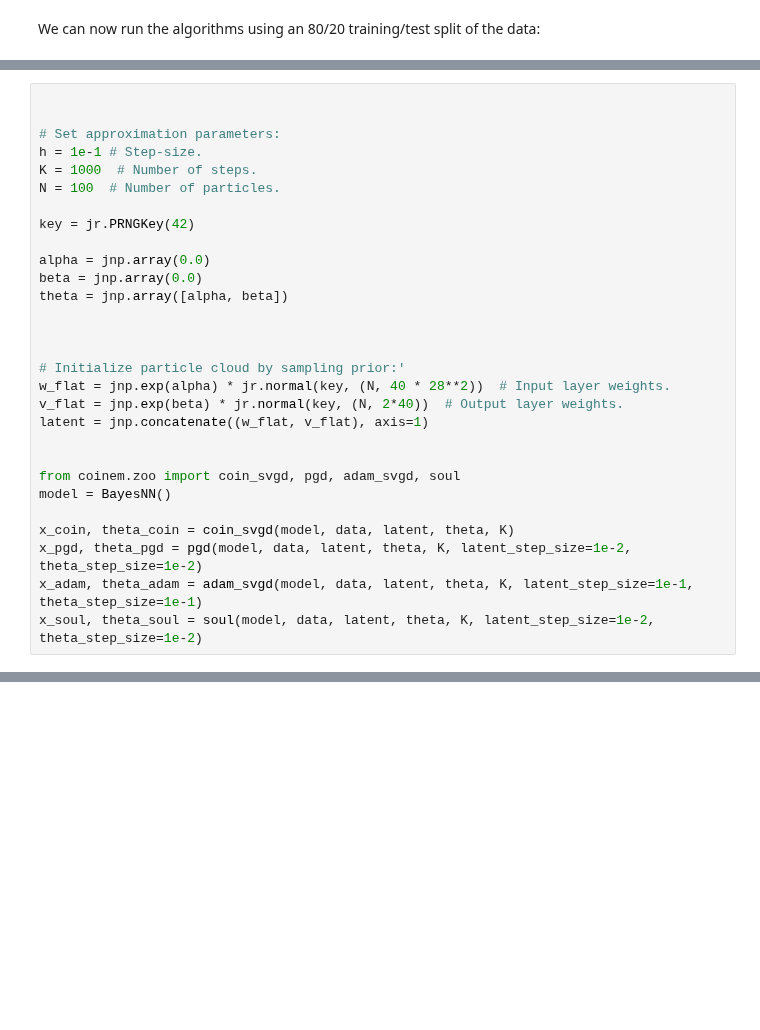
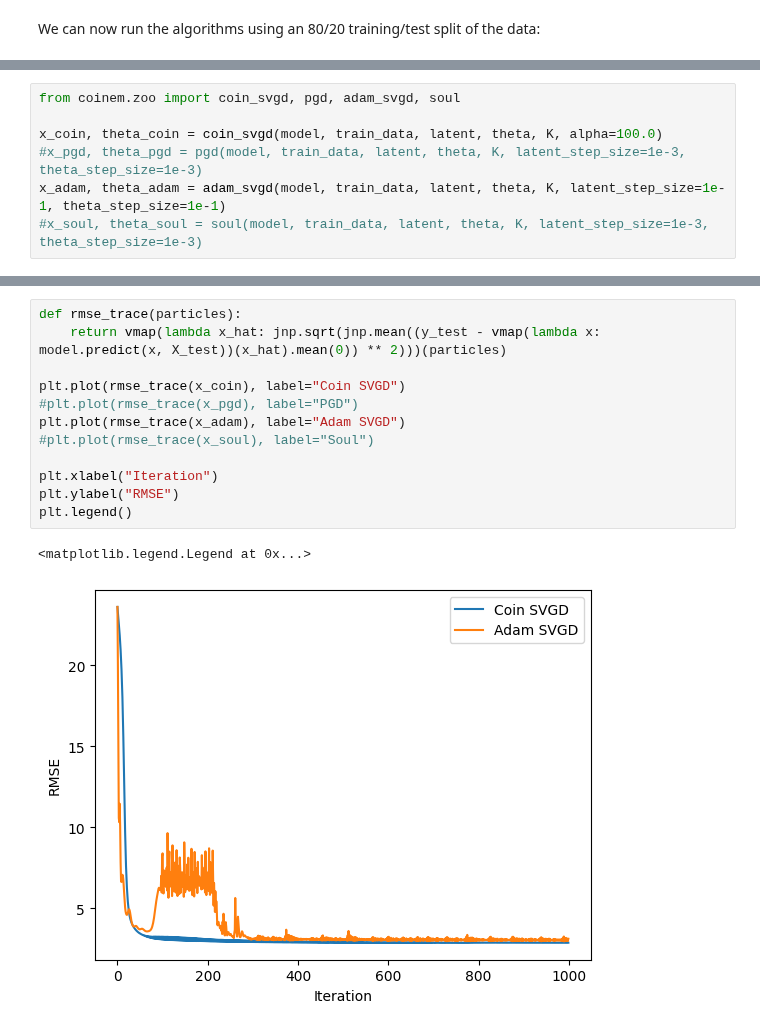
Before and after one commit to chris-nemeth/CoinEM, a Jupyter notebook: new_experiments/bayesian_neural_network_boston.ipynb, the cells around one changed output, grey strips where cells are left out. Drawn from its saved outputs; the diff is of its cells as text; blank space fills up the shorter version.

```diff
--- a/new_experiments/bayesian_neural_network_boston.ipynb
+++ b/new_experiments/bayesian_neural_network_boston.ipynb
@@ -183,29 +147,7 @@ We can now run the algorithms using an 80/20 training/test split of the data:
 # %%
+from coinem.zoo import coin_svgd, pgd, adam_svgd, soul
 
-
-# Set approximation parameters:
-h = 1e-1 # Step-size.
-K = 1000  # Number of steps.
-N = 100  # Number of particles.
-
-key = jr.PRNGKey(42)
-
-alpha = jnp.array(0.0)
-beta = jnp.array(0.0)
-theta = jnp.array([alpha, beta])
-
-
-
-# Initialize particle cloud by sampling prior:'
-w_flat = jnp.exp(alpha) * jr.normal(key, (N, 40 * 28**2))  # Input layer weights.
-v_flat = jnp.exp(beta) * jr.normal(key, (N, 2*40))  # Output layer weights.
-latent = jnp.concatenate((w_flat, v_flat), axis=1)
-
-
-from coinem.zoo import coin_svgd, pgd, adam_svgd, soul
-model = BayesNN()
-
-x_coin, theta_coin = coin_svgd(model, data, latent, theta, K)
-x_pgd, theta_pgd = pgd(model, data, latent, theta, K, latent_step_size=1e-2, theta_step_size=1e-2)
-x_adam, theta_adam = adam_svgd(model, data, latent, theta, K, latent_step_size=1e-1, theta_step_size=1e-1)
-x_soul, theta_soul = soul(model, data, latent, theta, K, latent_step_size=1e-2, theta_step_size=1e-2)
+x_coin, theta_coin = coin_svgd(model, train_data, latent, theta, K, alpha=100.0)
+#x_pgd, theta_pgd = pgd(model, train_data, latent, theta, K, latent_step_size=1e-3, theta_step_size=1e-3)
+x_adam, theta_adam = adam_svgd(model, train_data, latent, theta, K, latent_step_size=1e-1, theta_step_size=1e-1)
+#x_soul, theta_soul = soul(model, train_data, latent, theta, K, latent_step_size=1e-3, theta_step_size=1e-3)
@@ -316,0 +154,15 @@ plt.show()
+# %%
+def rmse_trace(particles):
+    return vmap(lambda x_hat: jnp.sqrt(jnp.mean((y_test - vmap(lambda x: model.predict(x, X_test))(x_hat).mean(0)) ** 2)))(particles)
+
+plt.plot(rmse_trace(x_coin), label="Coin SVGD")
+#plt.plot(rmse_trace(x_pgd), label="PGD")
+plt.plot(rmse_trace(x_adam), label="Adam SVGD")
+#plt.plot(rmse_trace(x_soul), label="Soul")
+
+plt.xlabel("Iteration")
+plt.ylabel("RMSE")
+plt.legend()
+# %% [output]
+<matplotlib.legend.Legend at 0x...>
+[figure, added]
```
Also changed, not shown: parts of 11 cells of this notebook, 3 other files.
